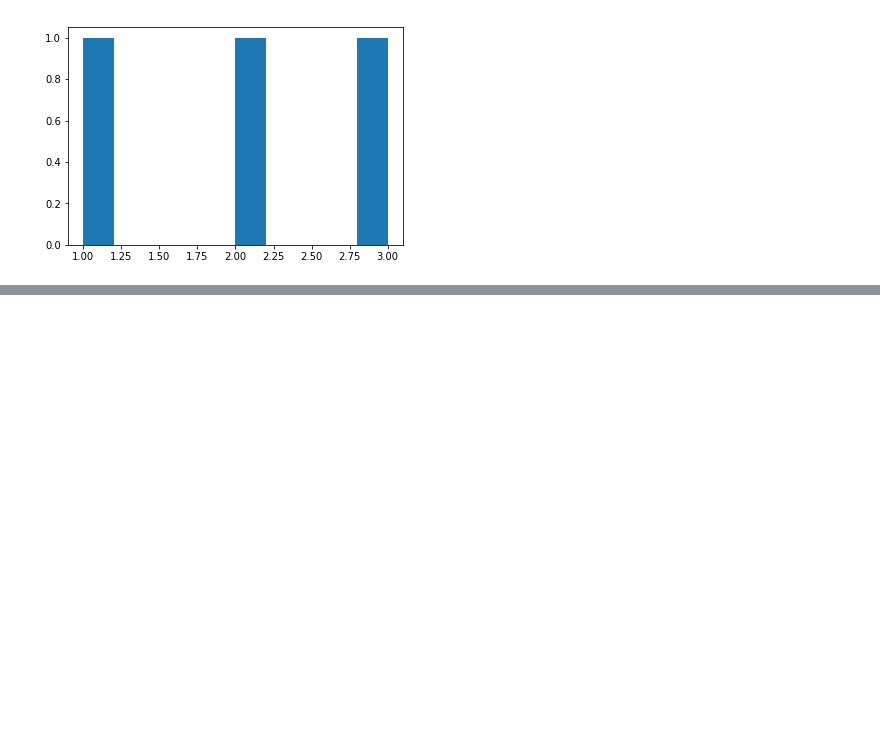
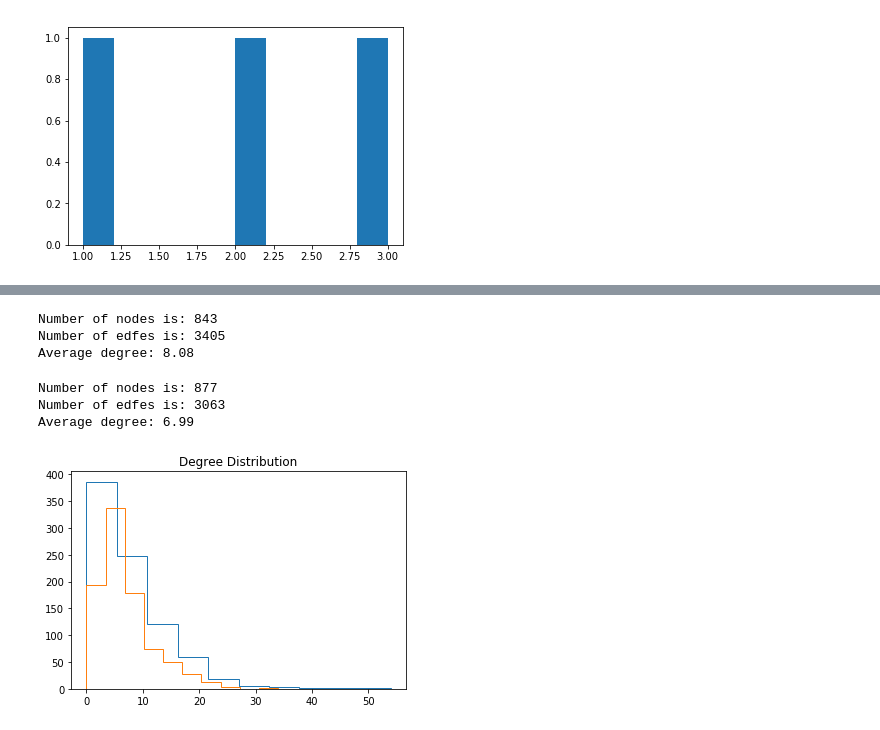
Before and after one commit to udaytak/Edx_PythonForResearch, a Jupyter notebook: 4_31. Case Study - Social Network Analysis.ipynb, the cells around one changed output, grey strips where cells are left out. Saved outputs shown, nothing was run; the diff lists cells and outputs as text; code cells hidden in the pictures; blank space fills up the shorter version.

Commit message:
4.3.6 - Descriptive Statistics Of Empirical Social Networks

```diff
--- a/4_31. Case Study - Social Network Analysis.ipynb
+++ b/4_31. Case Study - Social Network Analysis.ipynb
@@ -354,0 +367,7 @@ plt.show()
+# %%
+A1 = np.loadtxt('python_case_studies/Social Network/adj_allVillageRelationships_vilno_1.csv', delimiter = ',')
+# %%
+A2 = np.loadtxt('python_case_studies/Social Network/adj_allVillageRelationships_vilno_2.csv', delimiter = ',')
+# %%
+G1 = nx.to_networkx_graph(A1)
+G2 = nx.to_networkx_graph(A2)
@@ -354,0 +387,19 @@ plt.show()
+# %%
+basic_net_stats(G1)
+# %% [output]
+Number of nodes is: 843
+Number of edfes is: 3405
+Average degree: 8.08
+# %%
+basic_net_stats(G2)
+# %% [output]
+Number of nodes is: 877
+Number of edfes is: 3063
+Average degree: 6.99
+# %%
+plot_degree_distribution(G1)
+plot_degree_distribution(G2)
+plt.savefig('networks_info_villages_hist.pdf')
+plt.show()
+# %% [output]
+[figure, added]
```
Also changed, not shown: parts of 4 cells of this notebook, 3 other files.
